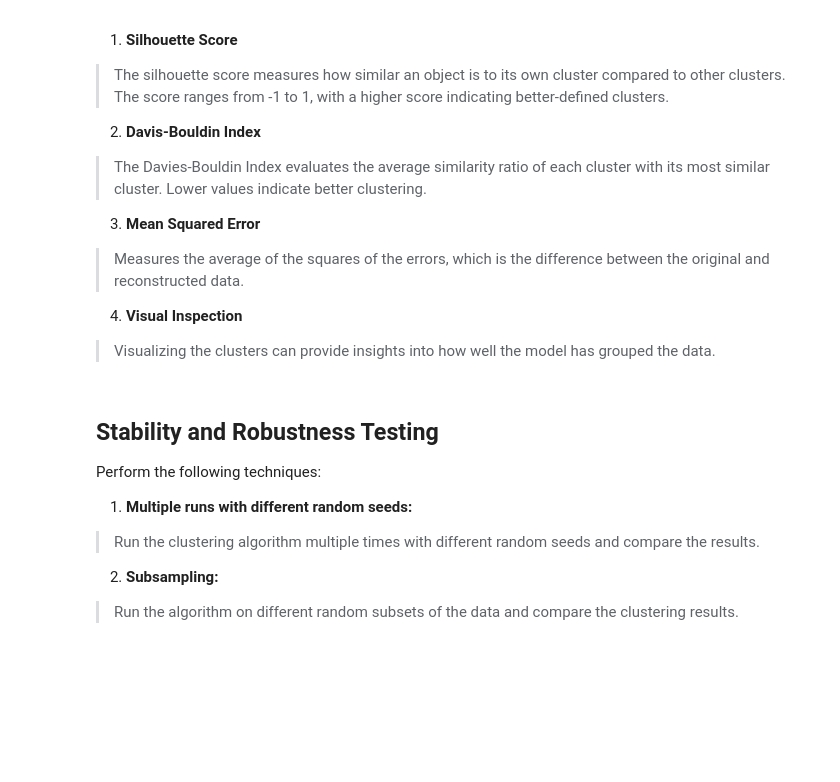
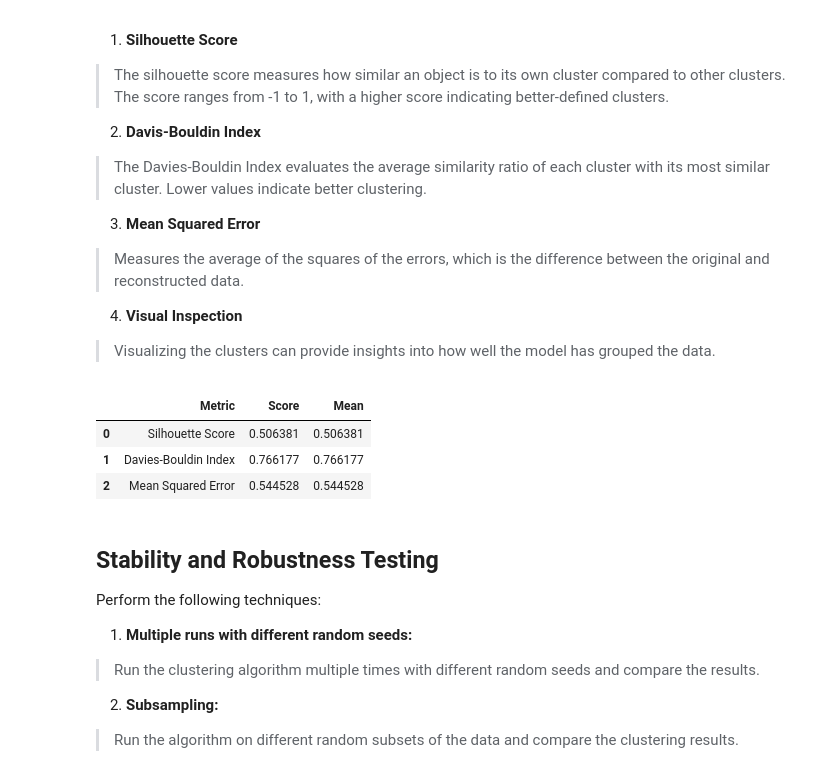
Before and after one commit to TanGuiShan/WorkshopSafety, a Jupyter notebook: Safety_Data Analysis(K).ipynb, the cells around one changed output. Saved outputs shown, nothing was run; the diff lists cells and outputs as text; code cells hidden in the pictures; blank space fills up the shorter version.

```diff
--- a/Safety_Data Analysis(K).ipynb
+++ b/Safety_Data Analysis(K).ipynb
@@ -200,17 +209,45 @@ We can see that the in some feature combinations, the clusters are not well sepa
 # %%
 from sklearn.metrics import silhouette_score, davies_bouldin_score, mean_squared_error
 
+# Lists to store metric values
+silhouette_scoress = []
+davies_bouldin_indicess = []
+mse_scoress = []
+
 # Calculate silhouette score
 sil_score = silhouette_score(wsdp_scaled, clusters)
-print(f'Silhouette Score: {sil_score:.3f}')
+silhouette_scoress.append(sil_score)
 
 # Calculate Davies-Bouldin Index
 db_index = davies_bouldin_score(wsdp_scaled, clusters)
-print(f'Davies-Bouldin Index: {db_index:.3f}')
+davies_bouldin_indicess.append(db_index)
 
 # Calculate MSE
 mse = mean_squared_error(wsdp_scaled, centroids[clusters])
-print(f'Mean Squared Error: {mse:.3f}')
+mse_scoress.append(mse)
+
+# Calculate mean and standard deviation for each metric
+silhouette_mean = np.mean(silhouette_scoress)
+db_mean = np.mean(davies_bouldin_indicess)
+mse_mean = np.mean(mse_scoress)
+
+
+# Print results
+# Create a DataFrame to display these ranges
+ranges_df = pd.DataFrame({
+    'Metric': ['Silhouette Score', 'Davies-Bouldin Index', 'Mean Squared Error'],
+    'Score': [sil_score, db_index, mse],
+    'Mean': [silhouette_mean, db_mean, mse_mean],
+})
+
+# Display the DataFrame
+from IPython.display import display
+display(ranges_df)
+# %% [output]
+|  | Metric | Score | Mean |
+| 0 | Silhouette Score | 0.506381 | 0.506381 |
+| 1 | Davies-Bouldin Index | 0.766177 | 0.766177 |
+| 2 | Mean Squared Error | 0.544528 | 0.544528 |
 # %% [markdown]
 ## Stability and Robustness Testing
 
```
Also changed, not shown: parts of 11 cells of this notebook, 2 other files.
